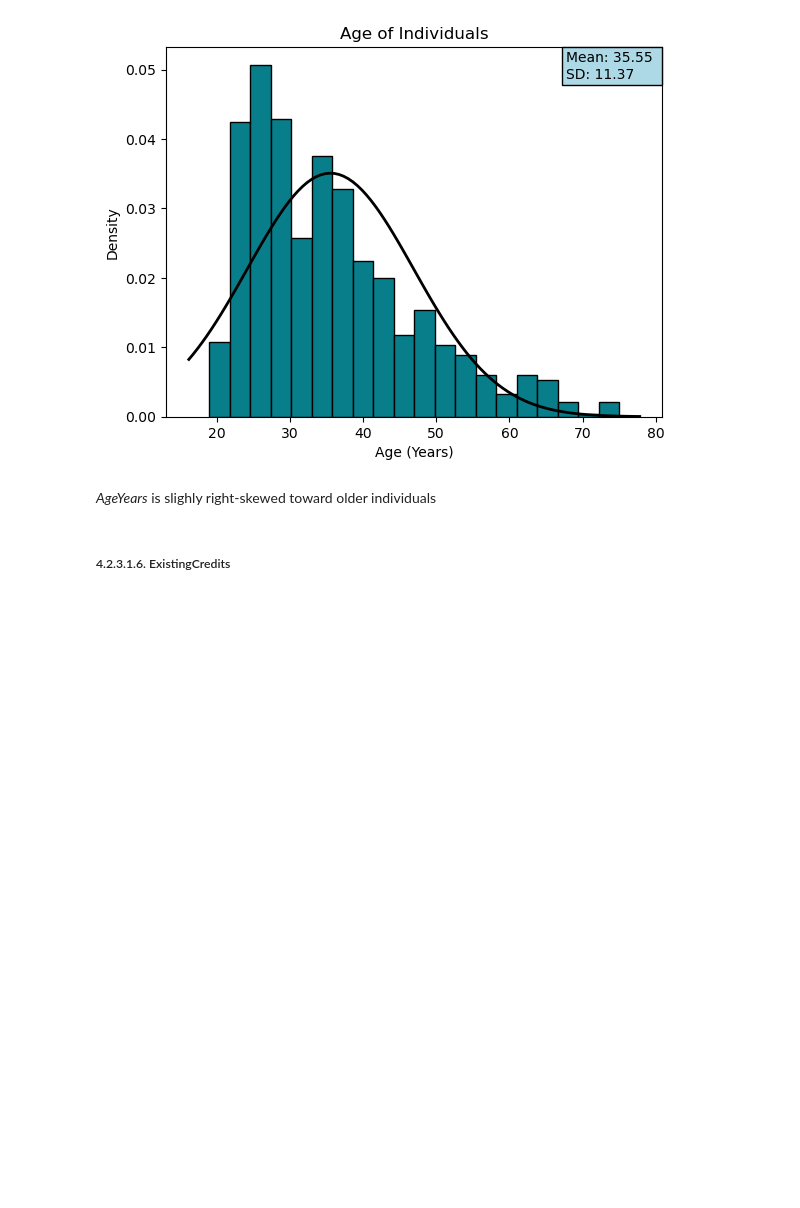
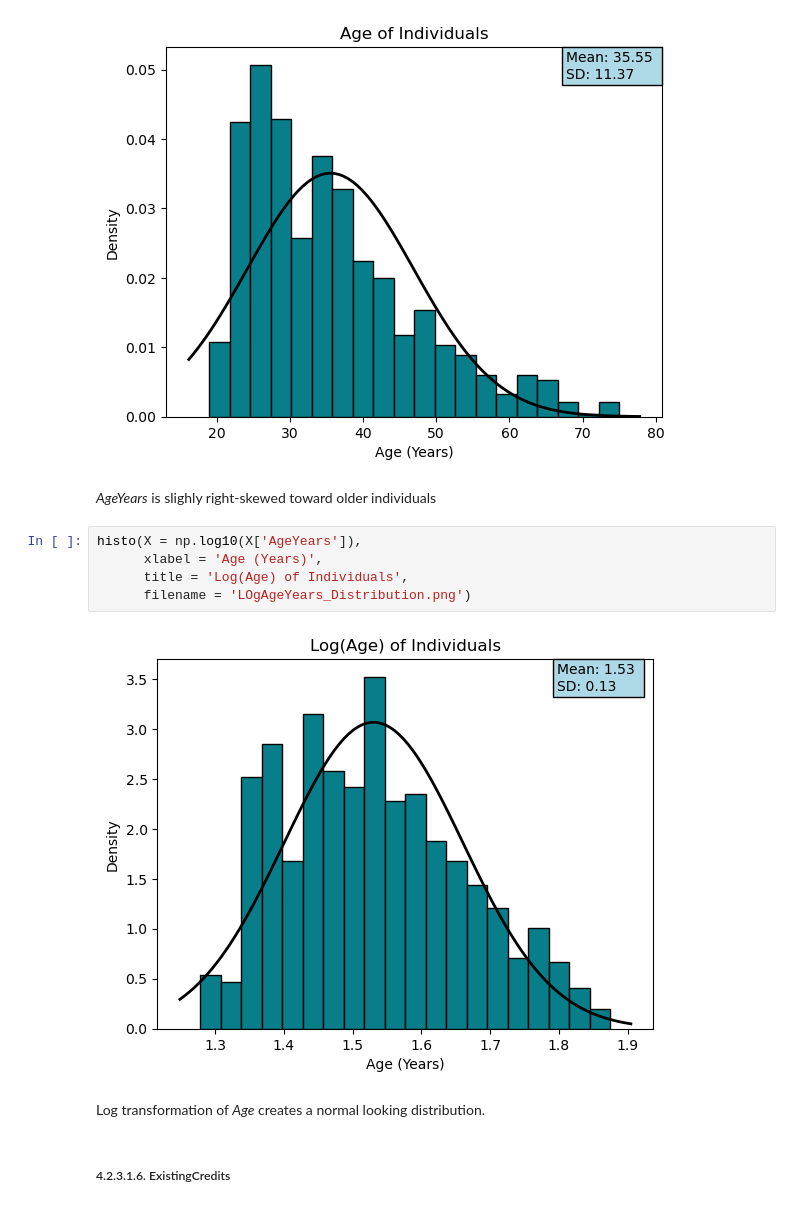
Before and after one commit to SMemic4/Credit-Risk-Classification, a Jupyter notebook: notebooks/credit_card_risk_classificaiton.ipynb, the cells around one changed output. Cells and saved outputs as stored; diff of their text form; blank space fills up the shorter version.

```diff
--- a/notebooks/credit_card_risk_classificaiton.ipynb
+++ b/notebooks/credit_card_risk_classificaiton.ipynb
@@ -635,6 +658,15 @@ histo(X = X['AgeYears'],
 [figure]
 # %% [markdown]
 *AgeYears* is slighly right-skewed toward older individuals
+# %%
+histo(X = np.log10(X['AgeYears']),
+      xlabel = 'Age (Years)',
+      title = 'Log(Age) of Individuals',
+      filename = 'LOgAgeYears_Distribution.png')
+# %% [output]
+[figure, added]
+# %% [markdown]
+Log transformation of *Age* creates a normal looking distribution.
 # %% [markdown]
 ##### 4.2.3.1.6. ExistingCredits
 # %%
```
Also changed, not shown: parts of 33 cells of this notebook, 2 other files.
